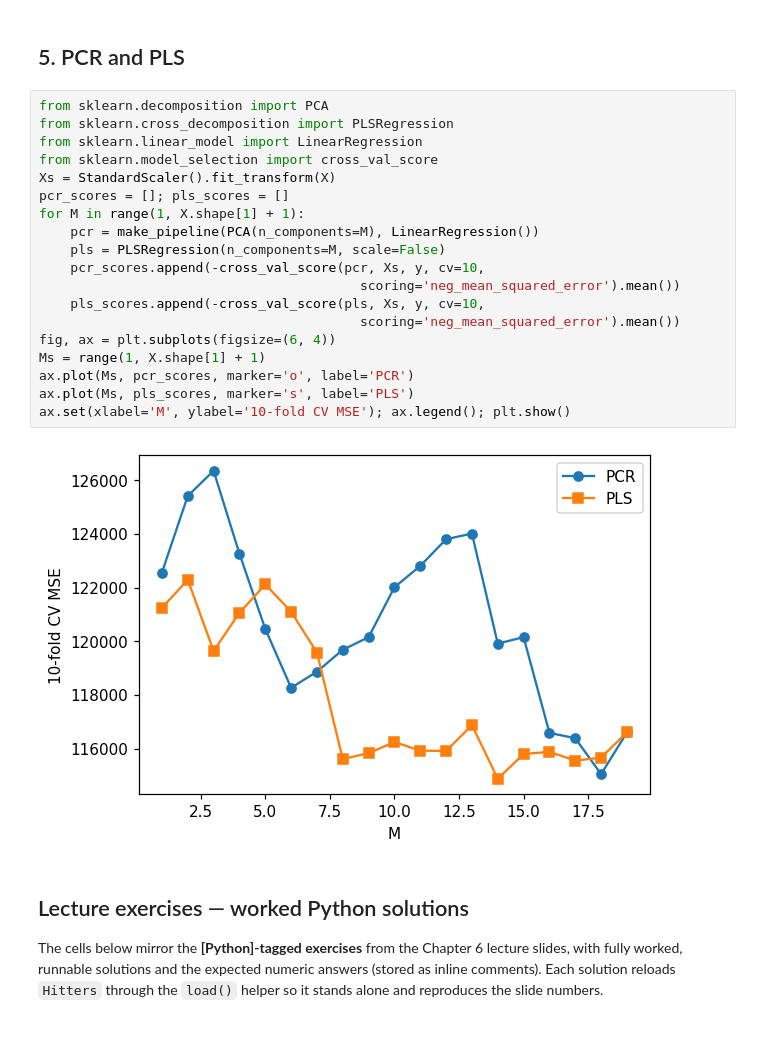
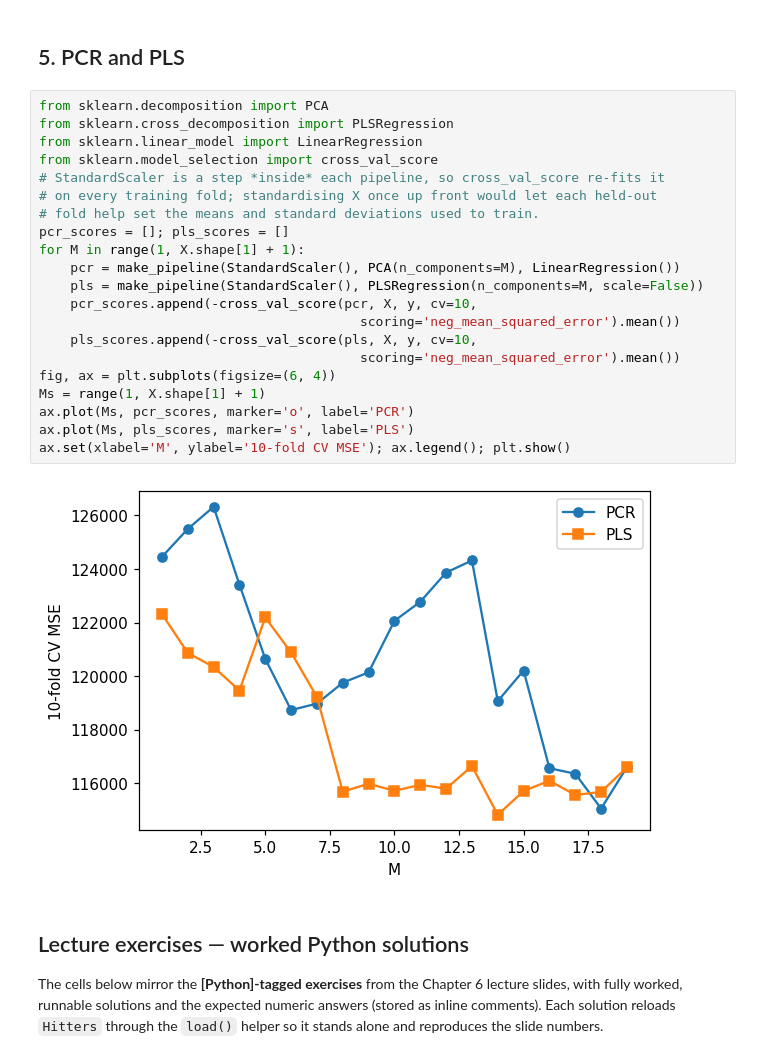
Before and after one commit to ChrisW09/Quantitative-Research-Methods, a Jupyter notebook: Lab_Notebooks/chapter_06_lab.ipynb, the cells around one changed output. Saved outputs shown, nothing was run; the diff lists cells and outputs as text.

```diff
--- a/Lab_Notebooks/chapter_06_lab.ipynb
+++ b/Lab_Notebooks/chapter_06_lab.ipynb
@@ -236,24 +245,26 @@ ax.set_title('Lasso paths'); plt.show()
 # %%
 from sklearn.decomposition import PCA
 from sklearn.cross_decomposition import PLSRegression
 from sklearn.linear_model import LinearRegression
 from sklearn.model_selection import cross_val_score
-Xs = StandardScaler().fit_transform(X)
+# StandardScaler is a step *inside* each pipeline, so cross_val_score re-fits it
+# on every training fold; standardising X once up front would let each held-out
+# fold help set the means and standard deviations used to train.
 pcr_scores = []; pls_scores = []
 for M in range(1, X.shape[1] + 1):
-    pcr = make_pipeline(PCA(n_components=M), LinearRegression())
-    pls = PLSRegression(n_components=M, scale=False)
-    pcr_scores.append(-cross_val_score(pcr, Xs, y, cv=10,
+    pcr = make_pipeline(StandardScaler(), PCA(n_components=M), LinearRegression())
+    pls = make_pipeline(StandardScaler(), PLSRegression(n_components=M, scale=False))
+    pcr_scores.append(-cross_val_score(pcr, X, y, cv=10,
                                          scoring='neg_mean_squared_error').mean())
-    pls_scores.append(-cross_val_score(pls, Xs, y, cv=10,
+    pls_scores.append(-cross_val_score(pls, X, y, cv=10,
                                          scoring='neg_mean_squared_error').mean())
 fig, ax = plt.subplots(figsize=(6, 4))
 Ms = range(1, X.shape[1] + 1)
 ax.plot(Ms, pcr_scores, marker='o', label='PCR')
 ax.plot(Ms, pls_scores, marker='s', label='PLS')
 ax.set(xlabel='M', ylabel='10-fold CV MSE'); ax.legend(); plt.show()
 # %% [output]
-[figure, old version]
+[figure, new version]
 # %% [markdown]
 ## Lecture exercises — worked Python solutions
 
```
Also changed, not shown: parts of 5 cells of this notebook, 16 other files.
